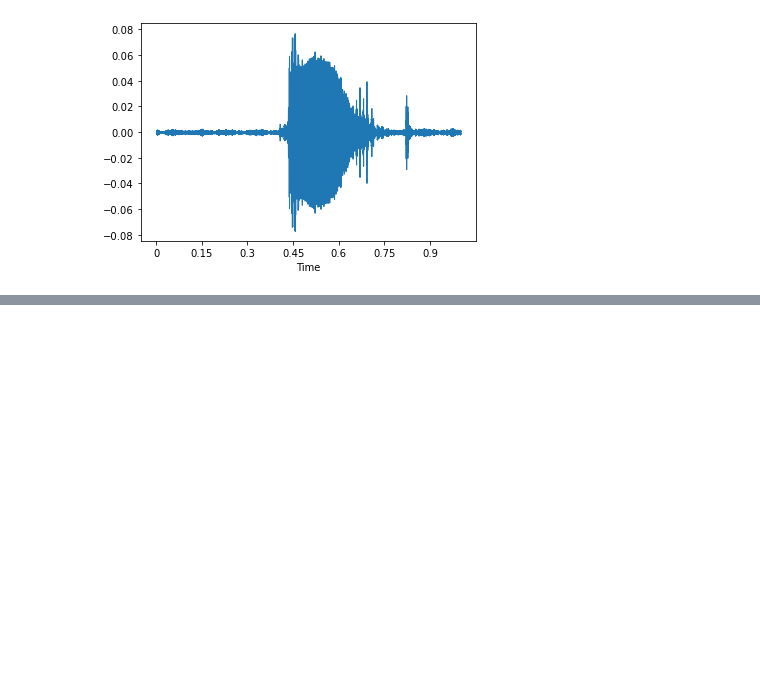
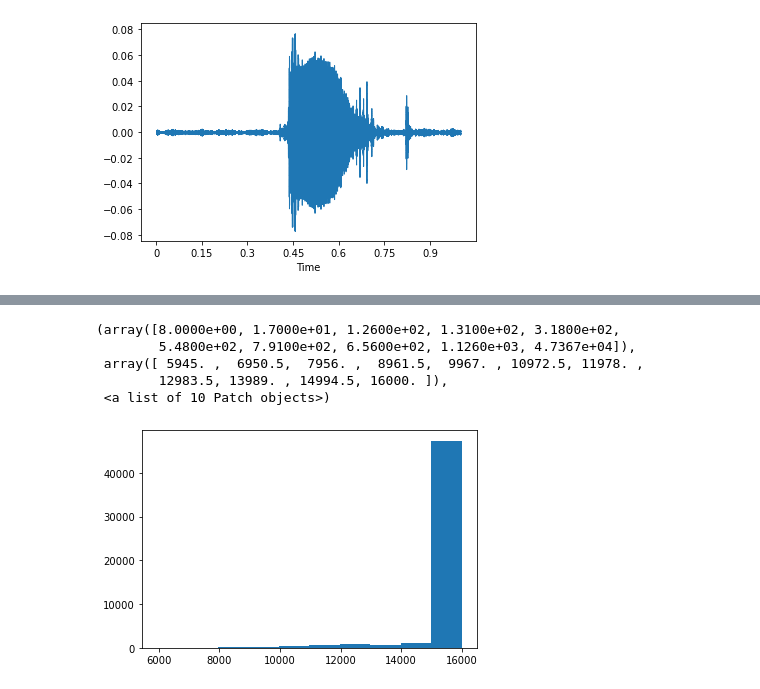
Before and after one commit to japsingh/speech-recognition, a Jupyter notebook: cleaning-speech-dataset.ipynb, the cells around one changed output, grey strips where cells are left out. Cells and saved outputs as stored; diff of their text form; code cells hidden in the pictures; blank space fills up the shorter version.

```diff
--- a/cleaning-speech-dataset.ipynb
+++ b/cleaning-speech-dataset.ipynb
@@ -82,0 +186,9 @@ length = 1.0s
+# %%
+plt.hist(df["number_of_samples"])
+# %% [output]
+(array([8.0000e+00, 1.7000e+01, 1.2600e+02, 1.3100e+02, 3.1800e+02,
+        5.4800e+02, 7.9100e+02, 6.5600e+02, 1.1260e+03, 4.7367e+04]),
+ array([ 5945. ,  6950.5,  7956. ,  8961.5,  9967. , 10972.5, 11978. ,
+        12983.5, 13989. , 14994.5, 16000. ]),
+ <a list of 10 Patch objects>)
+[figure, added]
```
Also changed, not shown: parts of 18 cells of this notebook.
